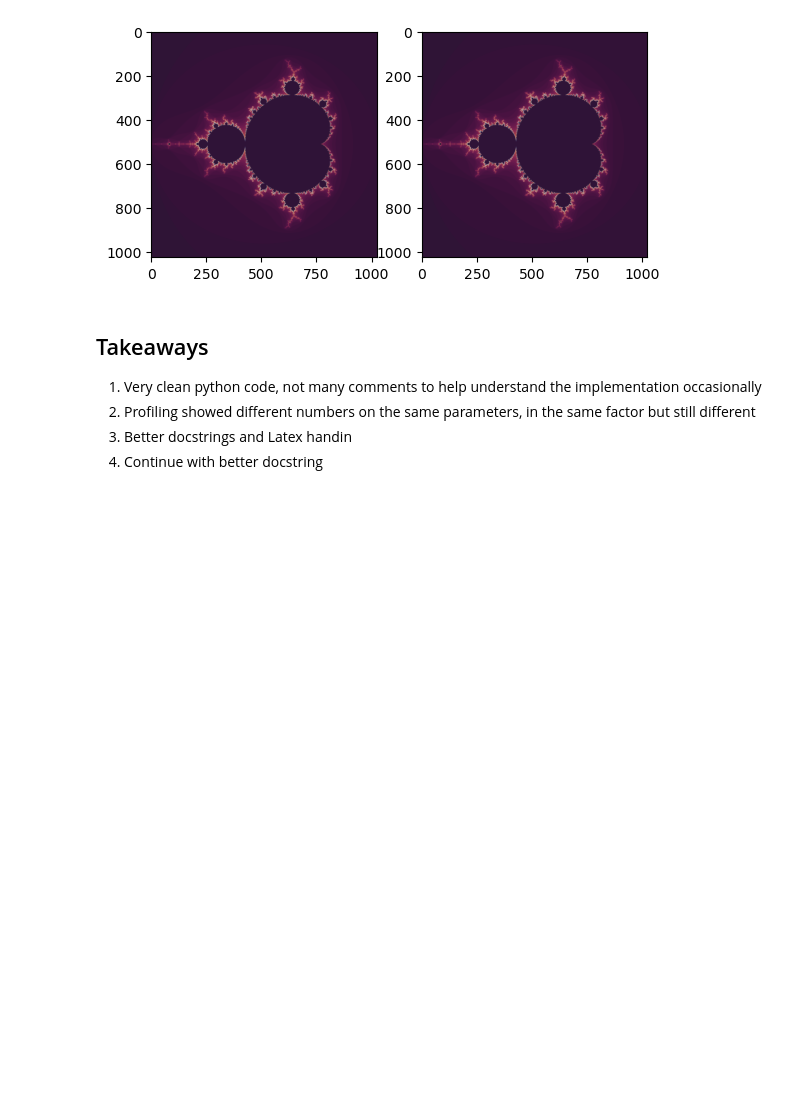
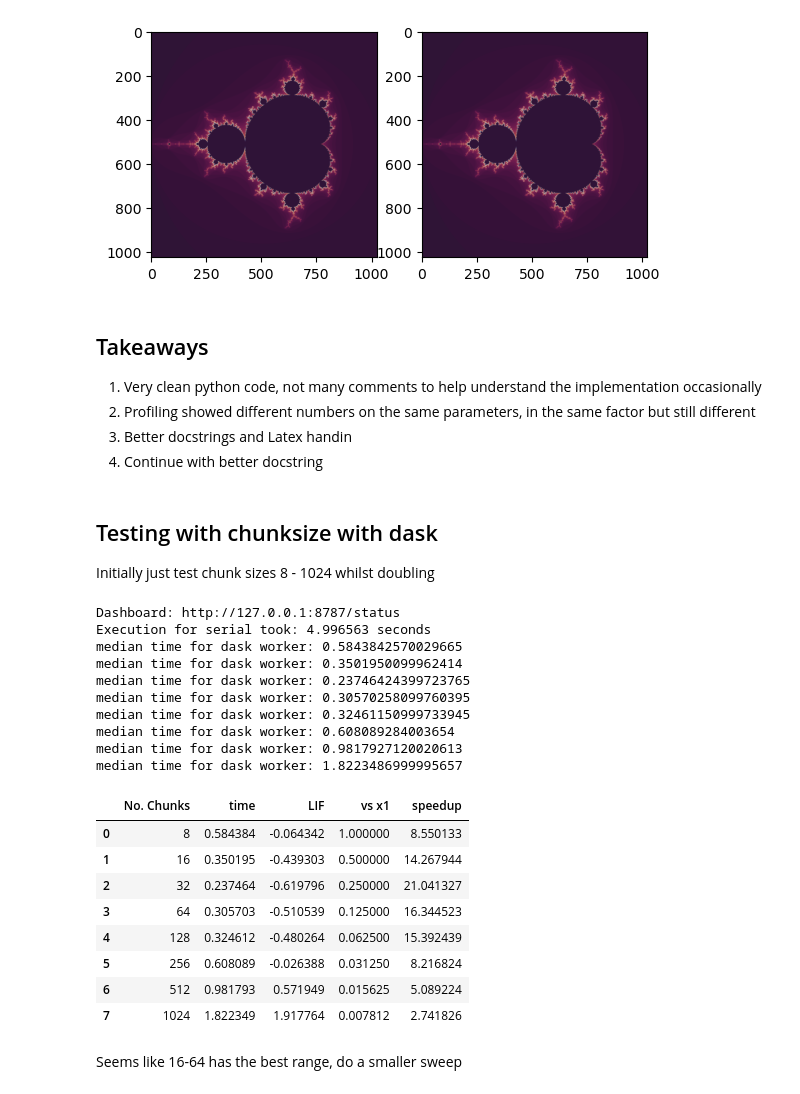
Before and after one commit to Astatham98/NumericalComputingCourse, a Jupyter notebook: performance_notebook.ipynb, the cells around one changed output. Saved outputs shown, nothing was run; the diff lists cells and outputs as text; code cells hidden in the pictures; blank space fills up the shorter version.

Commit message:
Updated notebook wiht local dask

```diff
--- a/performance_notebook.ipynb
+++ b/performance_notebook.ipynb
@@ -301,3 +301,42 @@ plt.show()
 2. Profiling showed different numbers on the same parameters, in the same factor but still different
 3. Better docstrings and Latex handin
 4. Continue with better docstring
+# %% [markdown]
+## Testing with chunksize with dask
+Initially just test chunk sizes 8 - 1024 whilst doubling
+# %%
+from main import w6_testing
+import pandas as pd
+chunks = [8, 16, 32, 64, 128, 256, 512, 1024]
+chunks, t_serial = w6_testing(win_size=4096, n_runs=5, testing_chunks=chunks)
+df = pd.DataFrame(chunks)
+df_transposed = df.transpose()
+df_transposed = df_transposed.reset_index()
+df_transposed.columns = ['No. Chunks','time', 'LIF']  # Rename the columns
+df_transposed
+
+df_transposed['vs x1'] = 8 / df_transposed['No. Chunks']  # Divide by 8
+df_transposed['speedup'] = t_serial / df_transposed['time']   # Replace t_serial with your actual serial time
+df_transposed
+# %% [output]
+Dashboard: http://127.0.0.1:8787/status
+Execution for serial took: 4.996563 seconds
+median time for dask worker: 0.5843842570029665
+median time for dask worker: 0.3501950099962414
+median time for dask worker: 0.23746424399723765
+median time for dask worker: 0.30570258099760395
+median time for dask worker: 0.32461150999733945
+median time for dask worker: 0.608089284003654
+median time for dask worker: 0.9817927120020613
+median time for dask worker: 1.8223486999995657
+|  | No. Chunks | time | LIF | vs x1 | speedup |
+| 0 | 8 | 0.584384 | -0.064342 | 1.000000 | 8.550133 |
+| 1 | 16 | 0.350195 | -0.439303 | 0.500000 | 14.267944 |
+| 2 | 32 | 0.237464 | -0.619796 | 0.250000 | 21.041327 |
+| 3 | 64 | 0.305703 | -0.510539 | 0.125000 | 16.344523 |
+| 4 | 128 | 0.324612 | -0.480264 | 0.062500 | 15.392439 |
+| 5 | 256 | 0.608089 | -0.026388 | 0.031250 | 8.216824 |
+| 6 | 512 | 0.981793 | 0.571949 | 0.015625 | 5.089224 |
+| 7 | 1024 | 1.822349 | 1.917764 | 0.007812 | 2.741826 |
+# %% [markdown]
+Seems like 16-64 has the best range, do a smaller sweep
```
Also changed, not shown: parts of 1 cell of this notebook.
